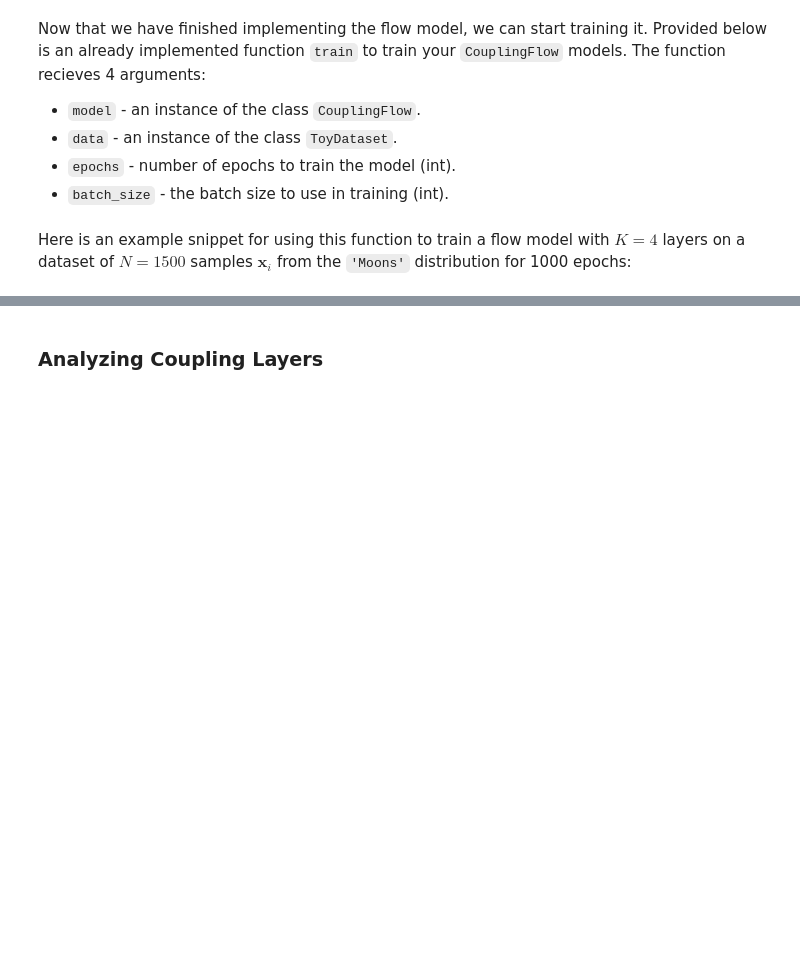
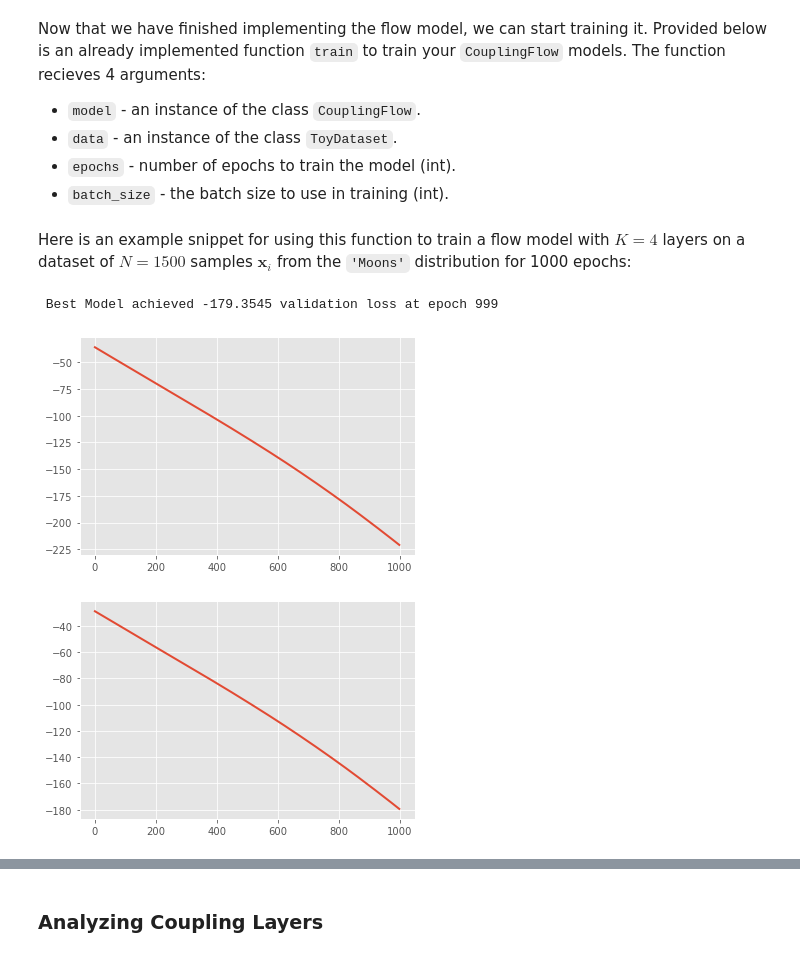
Before and after one commit to Hannibal96/Statistical-Methods-in-Image-Processing-EE-048954, a Jupyter notebook: HW1_Spring2022_KDE_NormalizingFlows.ipynb, the cells around one changed output, grey strips where cells are left out. Drawn from its saved outputs; the diff is of its cells as text; code cells hidden in the pictures; blank space fills up the shorter version.

Commit message:
Gen model

```diff
--- a/HW1_Spring2022_KDE_NormalizingFlows.ipynb
+++ b/HW1_Spring2022_KDE_NormalizingFlows.ipynb
@@ -400,0 +401,12 @@ def splitting_mask(size = 2, mask=1):
+# %%
+CL1 = CouplingLayer(mask=splitting_mask(size=4, mask=2), input_size=4)
+CL2 = CouplingLayer(mask=splitting_mask(size=4, mask=2), input_size=4)
+# %%
+z = torch.tensor([1,10,5,5])
+y, det_f_1 = CL1(z)
+x, det_f_2 = CL2(y)
+
+y_hat, det_i_2 = CL2.inverse(x)
+z_hat, det_i_1 = CL1.inverse(y_hat)
+
+assert(sum(z - z_hat) < (10 ** -6))
@@ -505,7 +530,7 @@ def train(model, data, epochs = 100, batch_size = 64):
   valid_loader = DataLoader(valid_set, batch_size=batch_size)
 
   # define the optimizer and scheduler
-  optimizer = Adam(model.parameters(), lr=1e-3)
+  optimizer = Adam(model.parameters(), lr=1e-5)
 
   # train the model
   train_losses, valid_losses, min_valid_loss = [], [], np.Inf
@@ -573,3 +598,28 @@ nepochs = 1000
 # instantiate model and optimize the parameters
 Flow_model = CouplingFlow(num_layers=K)
 moon_model, train_loss, valid_loss = train(Flow_model, data, epochs=nepochs)
+# %%
+torch.manual_seed(8)
+np.random.seed(0)
+
+# dataset
+num_samples = 1500
+data = ToyDataset('GaussiansRot', num_samples=num_samples, num_gaussians=2)
+
+# learning hyper-parameters
+K = 4
+nepochs = 1_000
+
+# instantiate model and optimize the parameters
+Flow_model = CouplingFlow(num_layers=K)
+moon_model, train_loss, valid_loss = train(Flow_model, data, epochs=nepochs)
+# %% [output]
+ Best Model achieved -179.3545 validation loss at epoch 999
+# %%
+plt.plot(train_loss)
+plt.show()
+plt.plot(valid_loss)
+plt.show()
+# %% [output]
+[figure, added]
+[figure, added]
```
Also changed, not shown: parts of 11 cells of this notebook.
